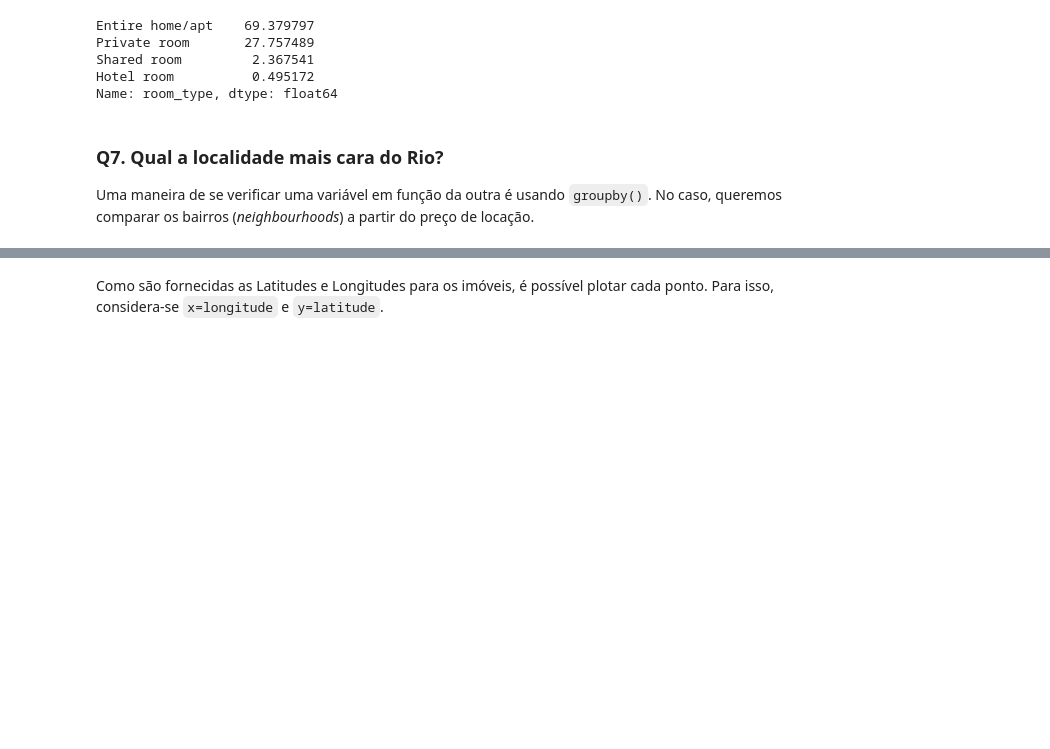
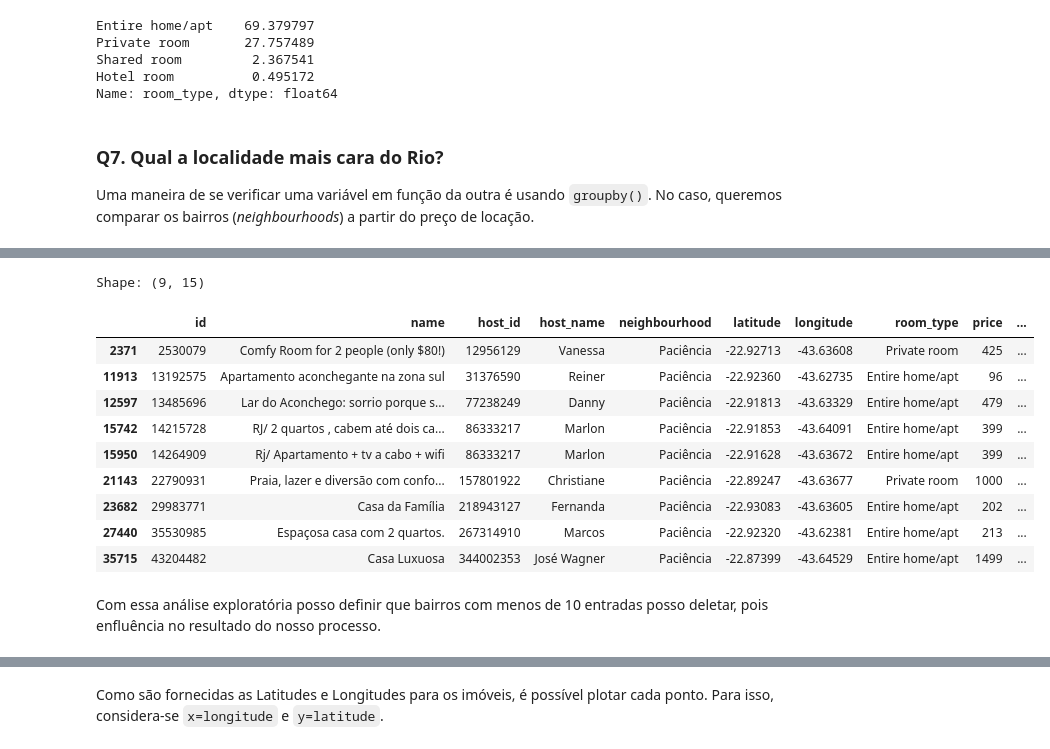
Before and after one commit to soaresedirlan/portfolio, a Jupyter notebook: analisando_os_dados_do_airbnb.ipynb, the cells around one changed output, grey strips where cells are left out. Cells and saved outputs as stored; diff of their text form; code cells hidden in the pictures; blank space fills up the shorter version.

```diff
--- a/analisando_os_dados_do_airbnb.ipynb
+++ b/analisando_os_dados_do_airbnb.ipynb
@@ -295,0 +316,20 @@ df_clean[df_clean.neighbourhood == 'Vaz Lobo']
+# %%
+# ver quantidade de imóveis no Paciência
+print('Shape:', df_clean[df_clean.neighbourhood == 'Paciência'].shape)
+
+# ver as 3 entradas Paciência
+df_clean[df_clean.neighbourhood == 'Paciência']
+# %% [output]
+Shape: (9, 15)
+|  | id | name | host_id | host_name | neighbourhood | latitude | longitude | room_type | price | ... |
+| 2371 | 2530079 | Comfy Room for 2 people (only $80!) | 12956129 | Vanessa | Paciência | -22.92713 | -43.63608 | Private room | 425 | ... |
+| 11913 | 13192575 | Apartamento aconchegante na zona sul | 31376590 | Reiner | Paciência | -22.92360 | -43.62735 | Entire home/apt | 96 | ... |
+| 12597 | 13485696 | Lar do Aconchego: sorrio porque s... | 77238249 | Danny | Paciência | -22.91813 | -43.63329 | Entire home/apt | 479 | ... |
+| 15742 | 14215728 | RJ/ 2 quartos , cabem até dois ca... | 86333217 | Marlon | Paciência | -22.91853 | -43.64091 | Entire home/apt | 399 | ... |
+| 15950 | 14264909 | Rj/ Apartamento + tv a cabo + wifi | 86333217 | Marlon | Paciência | -22.91628 | -43.63672 | Entire home/apt | 399 | ... |
+| 21143 | 22790931 | Praia, lazer e diversão com confo... | 157801922 | Christiane | Paciência | -22.89247 | -43.63677 | Private room | 1000 | ... |
+| 23682 | 29983771 | Casa da Família | 218943127 | Fernanda | Paciência | -22.93083 | -43.63605 | Entire home/apt | 202 | ... |
+| 27440 | 35530985 | Espaçosa casa com 2 quartos. | 267314910 | Marcos | Paciência | -22.92320 | -43.62381 | Entire home/apt | 213 | ... |
+| 35715 | 43204482 | Casa Luxuosa | 344002353 | José Wagner | Paciência | -22.87399 | -43.64529 | Entire home/apt | 1499 | ... |
+# %% [markdown]
+Com essa análise exploratória posso definir que bairros com menos de 10 entradas posso deletar, pois enfluência no resultado do nosso processo.
```
Also changed, not shown: parts of 10 cells of this notebook.
